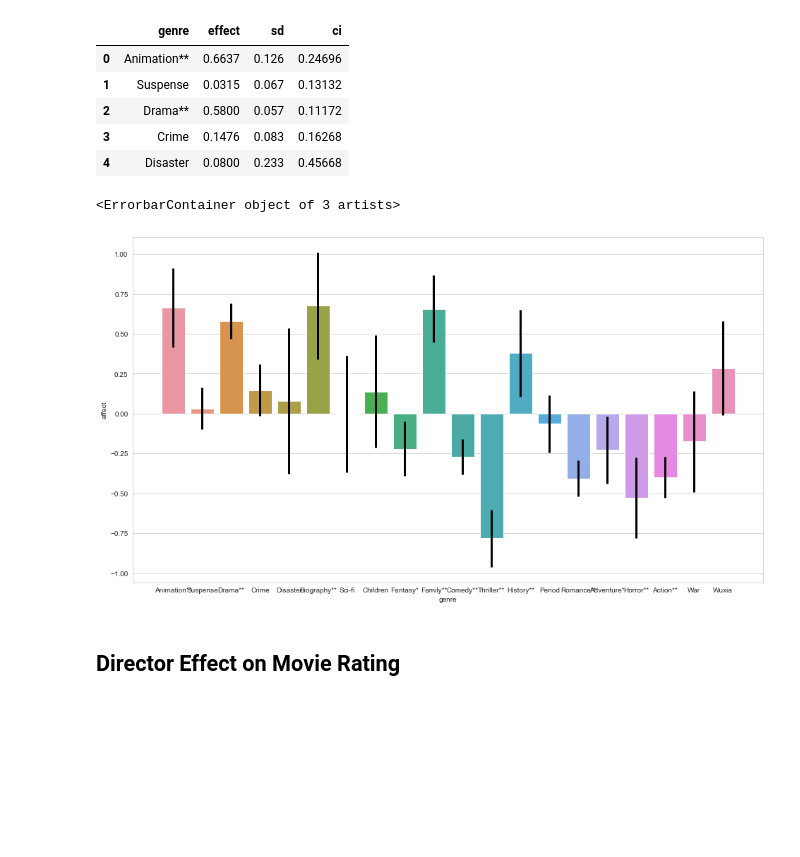
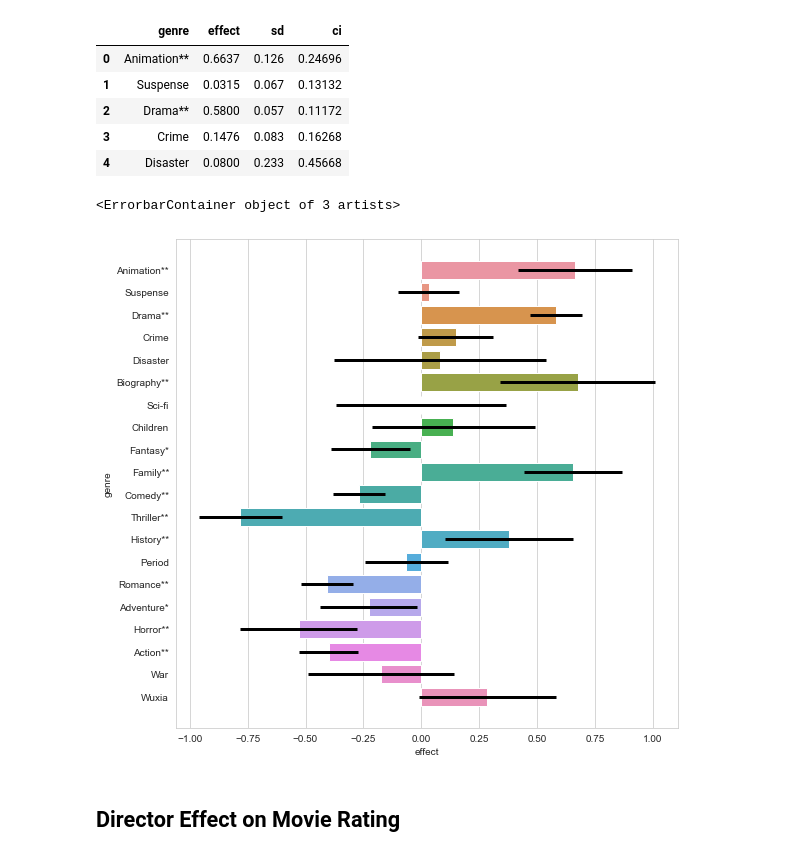
Before and after one commit to contrasting/jingo, a Jupyter notebook: Appendix Charts and Stats.ipynb, the cells around one changed output. Cells and saved outputs as stored; diff of their text form; code cells hidden in the pictures; blank space fills up the shorter version.

```diff
--- a/Appendix Charts and Stats.ipynb
+++ b/Appendix Charts and Stats.ipynb
@@ -150,12 +149,13 @@ effects.head()
 | 3 | Crime | 0.1476 | 0.083 | 0.16268 |
 | 4 | Disaster | 0.0800 | 0.233 | 0.45668 |
 # %%
+plt.rcParams['figure.figsize'] = 9, 9
 # https://stackoverflow.com/questions/66895284/seaborn-barplot-with-specified-confidence-intervals
-ax = sns.barplot(data=effects, x='genre', y='effect')
-ax.errorbar(data=effects, x='genre', y='effect', yerr='ci', ls='', lw=3, color='black')
+ax = sns.barplot(data=effects, y='genre', x='effect', )
+ax.errorbar(data=effects, y='genre', x='effect', xerr='ci', ls='', lw=3, color='black')
 # %% [output]
 <ErrorbarContainer object of 3 artists>
-[figure, old version]
+[figure, new version]
 # %%
 ax.get_figure().savefig("./charts/genre_effect.png", dpi=150)
 # %% [markdown]
```
Also changed, not shown: parts of 1 cell of this notebook, 3 other files.
